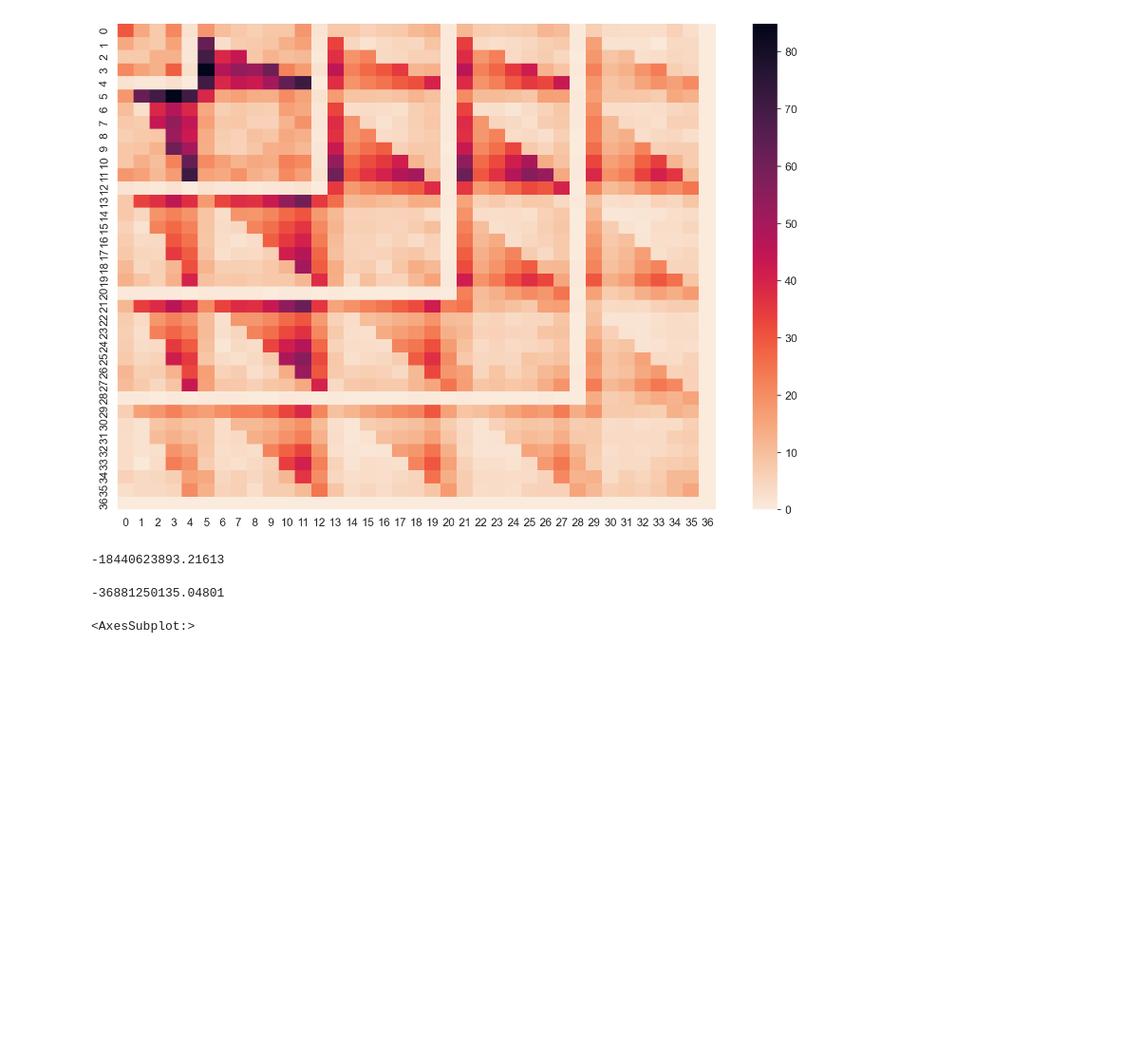
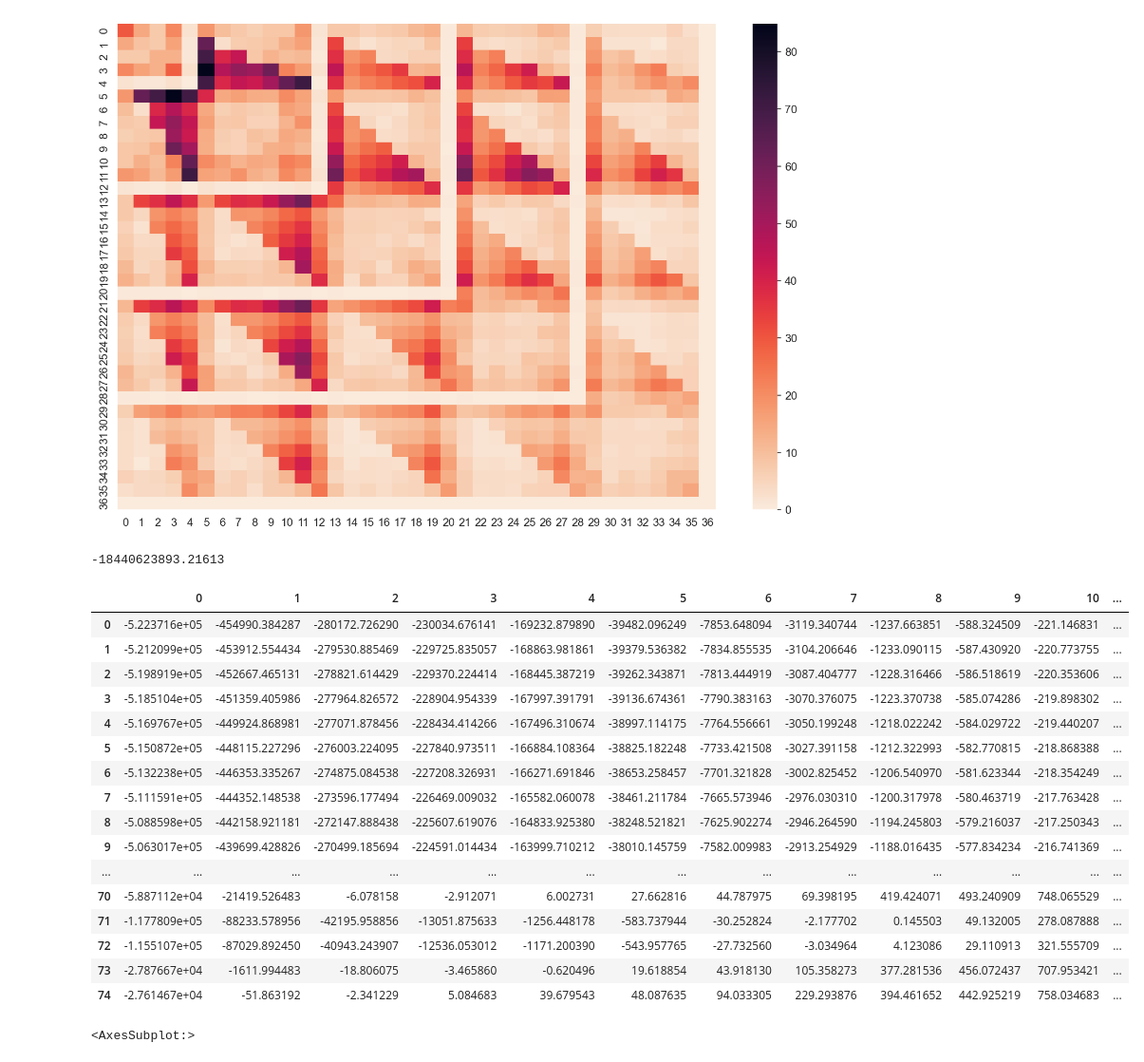
Before and after one commit to BluSteve/STYau122, a Jupyter notebook: python/styau/Analysis.ipynb, the cells around one changed output. Shown at 95% size. Saved outputs shown, nothing was run; the diff lists cells and outputs as text; code cells hidden in the pictures; blank space fills up the shorter version.

```diff
--- a/python/styau/Analysis.ipynb
+++ b/python/styau/Analysis.ipynb
@@ -97,10 +100,26 @@ sns.heatmap(np.power(np.abs(hes.hessian[0] - abh.hessian[0]), 1 / 5), cmap='rock
 abh.hessian[0][11][5]
 # %% [output]
 -18440623893.21613
-# %%
-hes.hessian[0][11][5]
-# %% [output]
--36881250135.04801
+# %%
+abh.evs
+# %% [output]
+|  | 0 | 1 | 2 | 3 | 4 | 5 | 6 | 7 | 8 | 9 | 10 | ... |
+| 0 | -5.223716e+05 | -454990.384287 | -280172.726290 | -230034.676141 | -169232.879890 | -39482.096249 | -7853.648094 | -3119.340744 | -1237.663851 | -588.324509 | -221.146831 | ... |
+| 1 | -5.212099e+05 | -453912.554434 | -279530.885469 | -229725.835057 | -168863.981861 | -39379.536382 | -7834.855535 | -3104.206646 | -1233.090115 | -587.430920 | -220.773755 | ... |
+| 2 | -5.198919e+05 | -452667.465131 | -278821.614429 | -229370.224414 | -168445.387219 | -39262.343871 | -7813.444919 | -3087.404777 | -1228.316466 | -586.518619 | -220.353606 | ... |
+| 3 | -5.185104e+05 | -451359.405986 | -277964.826572 | -228904.954339 | -167997.391791 | -39136.674361 | -7790.383163 | -3070.376075 | -1223.370738 | -585.074286 | -219.898302 | ... |
+| 4 | -5.169767e+05 | -449924.868981 | -277071.878456 | -228434.414266 | -167496.310674 | -38997.114175 | -7764.556661 | -3050.199248 | -1218.022242 | -584.029722 | -219.440207 | ... |
+| 5 | -5.150872e+05 | -448115.227296 | -276003.224095 | -227840.973511 | -166884.108364 | -38825.182248 | -7733.421508 | -3027.391158 | -1212.322993 | -582.770815 | -218.868388 | ... |
+| 6 | -5.132238e+05 | -446353.335267 | -274875.084538 | -227208.326931 | -166271.691846 | -38653.258457 | -7701.321828 | -3002.825452 | -1206.540970 | -581.623344 | -218.354249 | ... |
+| 7 | -5.111591e+05 | -444352.148538 | -273596.177494 | -226469.009032 | -165582.060078 | -38461.211784 | -7665.573946 | -2976.030310 | -1200.317978 | -580.463719 | -217.763428 | ... |
+| 8 | -5.088598e+05 | -442158.921181 | -272147.888438 | -225607.619076 | -164833.925380 | -38248.521821 | -7625.902274 | -2946.264590 | -1194.245803 | -579.216037 | -217.250343 | ... |
+| 9 | -5.063017e+05 | -439699.428826 | -270499.185694 | -224591.014434 | -163999.710212 | -38010.145759 | -7582.009983 | -2913.254929 | -1188.016435 | -577.834234 | -216.741369 | ... |
+| ... | ... | ... | ... | ... | ... | ... | ... | ... | ... | ... | ... | ... |
+| 70 | -5.887112e+04 | -21419.526483 | -6.078158 | -2.912071 | 6.002731 | 27.662816 | 44.787975 | 69.398195 | 419.424071 | 493.240909 | 748.065529 | ... |
+| 71 | -1.177809e+05 | -88233.578956 | -42195.958856 | -13051.875633 | -1256.448178 | -583.737944 | -30.252824 | -2.177702 | 0.145503 | 49.132005 | 278.087888 | ... |
+| 72 | -1.155107e+05 | -87029.892450 | -40943.243907 | -12536.053012 | -1171.200390 | -543.957765 | -27.732560 | -3.034964 | 4.123086 | 29.110913 | 321.555709 | ... |
+| 73 | -2.787667e+04 | -1611.994483 | -18.806075 | -3.465860 | -0.620496 | 19.618854 | 43.918130 | 105.358273 | 377.281536 | 456.072437 | 707.953421 | ... |
+| 74 | -2.761467e+04 | -51.863192 | -2.341229 | 5.084683 | 39.679543 | 48.087635 | 94.033305 | 229.293876 | 394.461652 | 442.925219 | 758.034683 | ... |
 # %%
 endn = len(abhst.errors) - 1
 ggs = []
```
Also changed, not shown: parts of 3 cells of this notebook, 1 other file.
